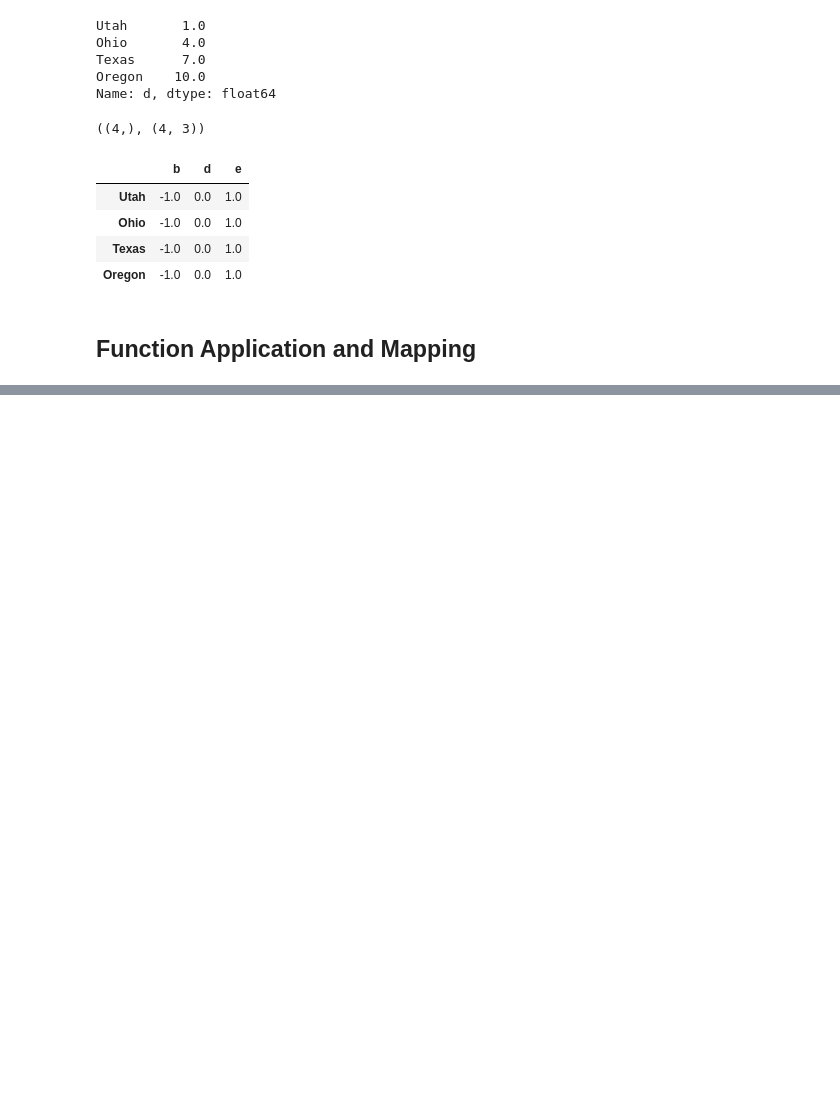
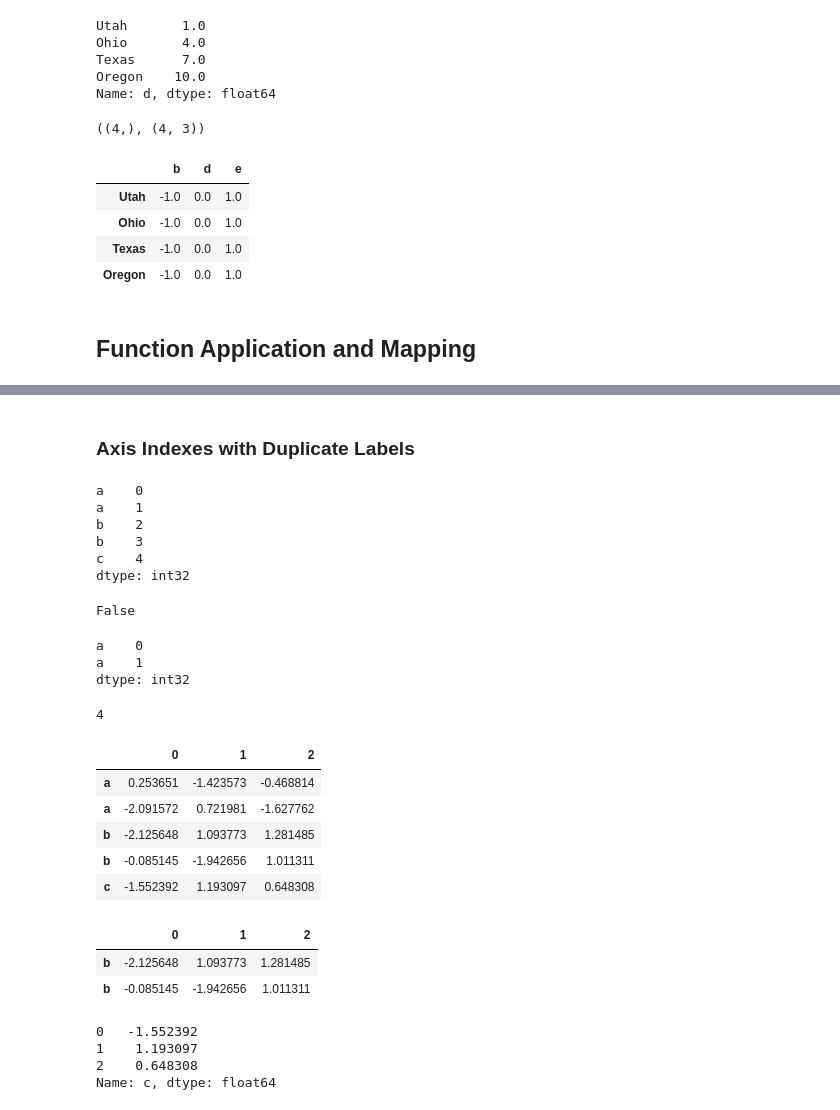
Before and after one commit to JPL-JUNO/Data-Analysis-and-Science, a Jupyter notebook: P4DA-3rd/Codes/Ch05/1_Essential_Functionality.ipynb, the cells around one changed output, grey strips where cells are left out. Saved outputs shown, nothing was run; the diff lists cells and outputs as text; code cells hidden in the pictures; blank space fills up the shorter version.

```diff
--- a/P4DA-3rd/Codes/Ch05/1_Essential_Functionality.ipynb
+++ b/P4DA-3rd/Codes/Ch05/1_Essential_Functionality.ipynb
@@ -307,0 +452,49 @@ frame.applymap(my_format)
+# %% [markdown]
+### Axis Indexes with Duplicate Labels
+# %%
+obj = pd.Series(np.arange(5), index=['a', 'a', 'b', 'b', 'c'])
+obj
+# %% [output]
+a    0
+a    1
+b    2
+b    3
+c    4
+dtype: int32
+# %%
+obj.index.is_unique
+# %% [output]
+False
+# %%
+obj['a']
+# %% [output]
+a    0
+a    1
+dtype: int32
+# %%
+obj['c']
+# %% [output]
+4
+# %%
+df = pd.DataFrame(np.random.standard_normal(size=(5, 3)), index=['a', 'a', 'b', 'b', 'c'])
+df
+# %% [output]
+|  | 0 | 1 | 2 |
+| a | 0.253651 | -1.423573 | -0.468814 |
+| a | -2.091572 | 0.721981 | -1.627762 |
+| b | -2.125648 | 1.093773 | 1.281485 |
+| b | -0.085145 | -1.942656 | 1.011311 |
+| c | -1.552392 | 1.193097 | 0.648308 |
+# %%
+df.loc['b']
+# %% [output]
+|  | 0 | 1 | 2 |
+| b | -2.125648 | 1.093773 | 1.281485 |
+| b | -0.085145 | -1.942656 | 1.011311 |
+# %%
+df.loc['c']
+# %% [output]
+0   -1.552392
+1    1.193097
+2    0.648308
+Name: c, dtype: float64
```
Also changed, not shown: parts of 23 cells of this notebook, 1 other file.
